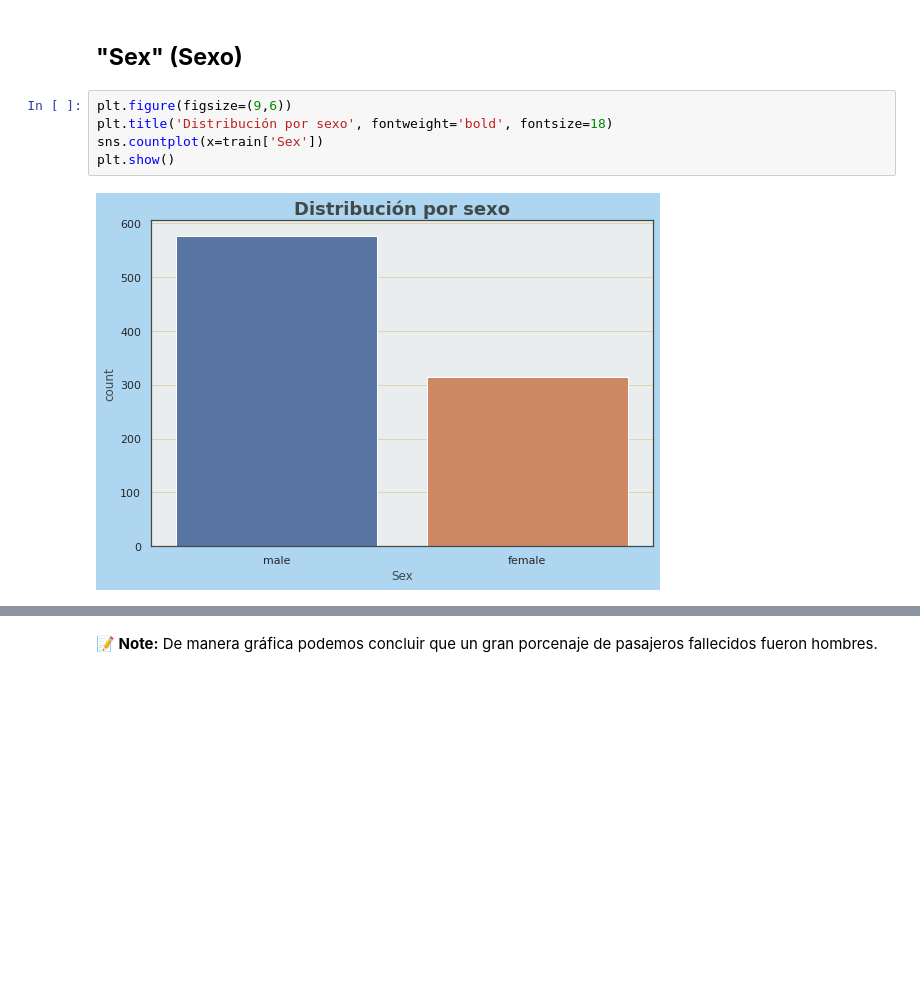
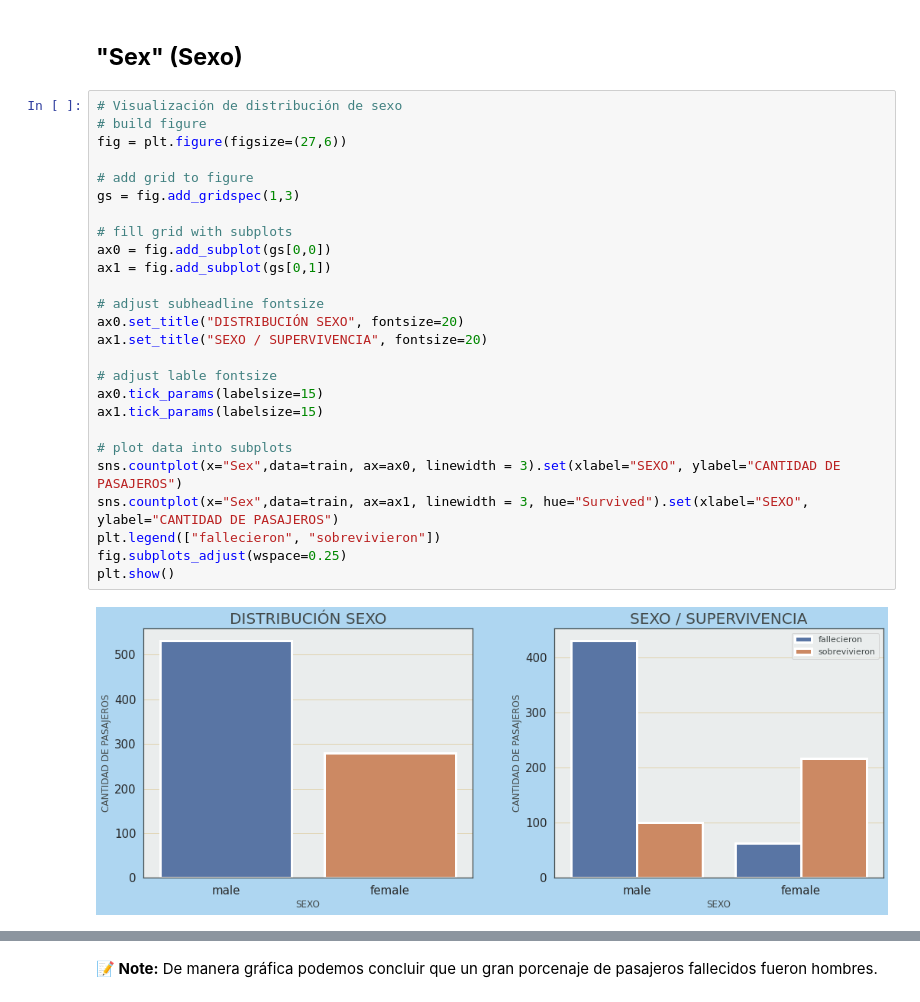
Before and after one commit to PabloJRW/titanic-classifier, a Jupyter notebook: Titanic.ipynb, the cells around one changed output, grey strips where cells are left out. Saved outputs shown, nothing was run; the diff lists cells and outputs as text; blank space fills up the shorter version.

```diff
--- a/Titanic.ipynb
+++ b/Titanic.ipynb
@@ -301,12 +338,33 @@ fig.suptitle('Distribución de tarifa por clase', fontsize="28");
 # %% [markdown]
 ## <b>"Sex" (Sexo)
-# %%
-plt.figure(figsize=(9,6))
-plt.title('Distribución por sexo', fontweight='bold', fontsize=18)
-sns.countplot(x=train['Sex'])
-plt.show()
-# %% [output]
-[figure, removed]
+# %%
+# Visualización de distribución de sexo
+# build figure
+fig = plt.figure(figsize=(27,6))
+
+# add grid to figure
+gs = fig.add_gridspec(1,3)
+
+# fill grid with subplots
+ax0 = fig.add_subplot(gs[0,0])
+ax1 = fig.add_subplot(gs[0,1])
+
+# adjust subheadline fontsize
+ax0.set_title("DISTRIBUCIÓN SEXO", fontsize=20)
+ax1.set_title("SEXO / SUPERVIVENCIA", fontsize=20)
+
+# adjust lable fontsize
+ax0.tick_params(labelsize=15)
+ax1.tick_params(labelsize=15)
+
+# plot data into subplots
+sns.countplot(x="Sex",data=train, ax=ax0, linewidth = 3).set(xlabel="SEXO", ylabel="CANTIDAD DE PASAJEROS")
+sns.countplot(x="Sex",data=train, ax=ax1, linewidth = 3, hue="Survived").set(xlabel="SEXO", ylabel="CANTIDAD DE PASAJEROS")
+plt.legend(["fallecieron", "sobrevivieron"])
+fig.subplots_adjust(wspace=0.25)
+plt.show()
+# %% [output]
+[figure, added]
 # %%
 # Cantidad de pasajeros por sexo
 pxs = train['Sex'].value_counts() # pasajeros por sexo
```
Also changed, not shown: parts of 19 cells of this notebook.
